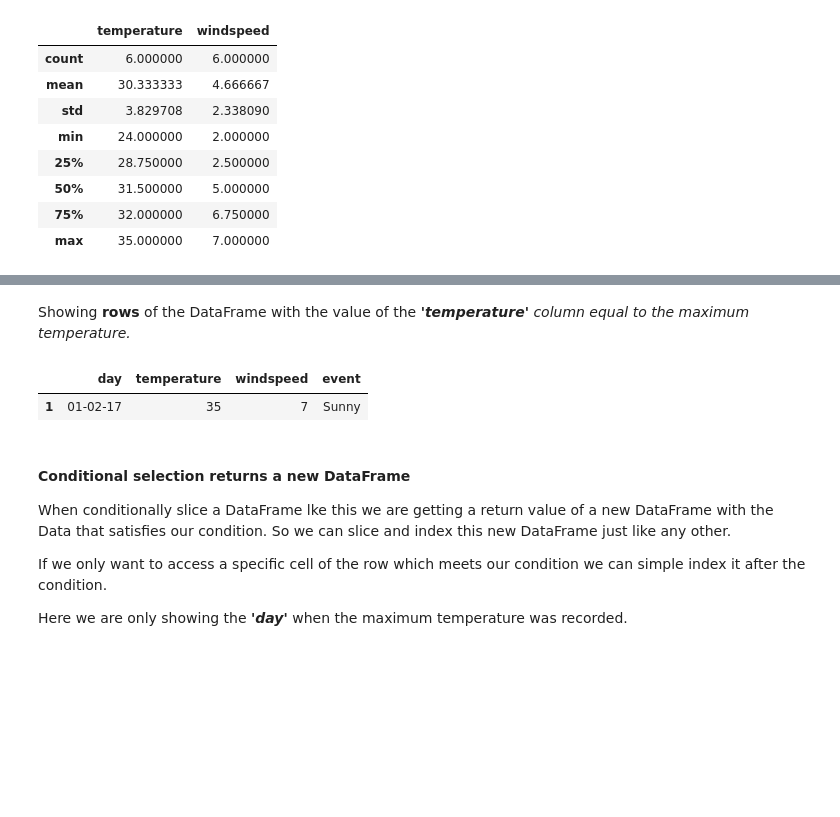
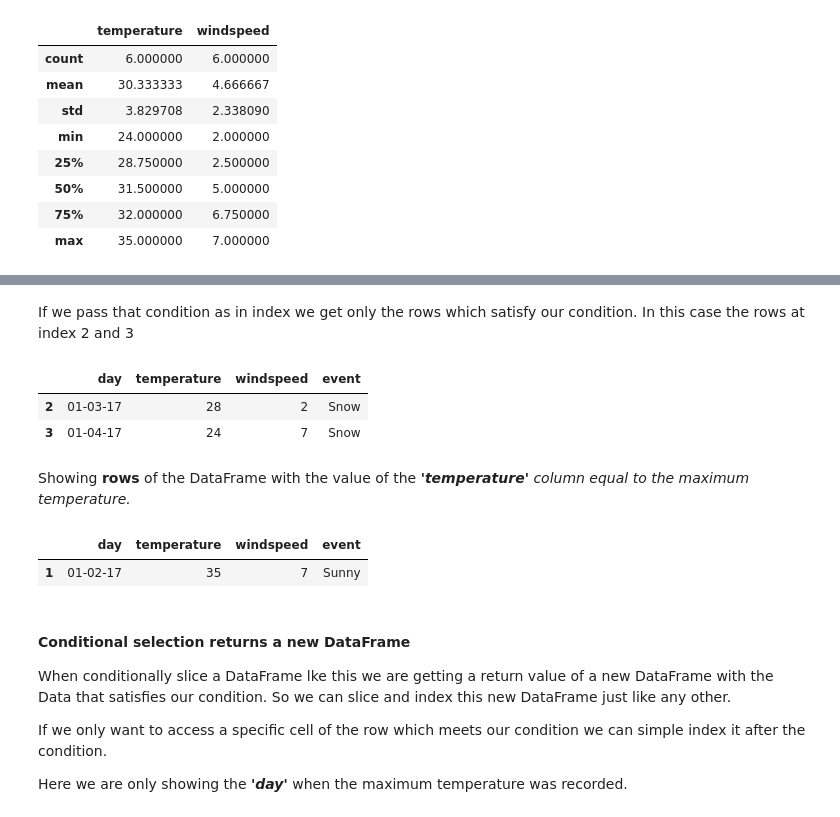
Before and after one commit to AmitBaroi/Codebasics---Pandas, a Jupyter notebook: 1_DataFrame basics.ipynb, the cells around one changed output, grey strips where cells are left out. Saved outputs shown, nothing was run; the diff lists cells and outputs as text; code cells hidden in the pictures; blank space fills up the shorter version.

```diff
--- a/1_DataFrame basics.ipynb
+++ b/1_DataFrame basics.ipynb
@@ -156,10 +161,20 @@ df[df.temperature >= 32]
+# %% [markdown]
+If we pass that condition as in index we get only the rows which satisfy our condition. In this case the rows at index 2 and 3
+# %%
+# Rows where value at 'temperature' column greater than 30
+df[df['temperature'] < 30]
+# %% [output]
+|  | day | temperature | windspeed | event |
+| 2 | 01-03-17 | 28 | 2 | Snow |
+| 3 | 01-04-17 | 24 | 7 | Snow |
 # %% [markdown]
 Showing __rows__ of the DataFrame with the value of the ___'temperature'___ _column equal to the maximum temperature._
-# %%
-df[df.temperature == df.temperature.max()]
-# %% [output]
-|  | day | temperature | windspeed | event |
-| 1 | 01-02-17 | 35 | 7 | Sunny |
+# %%
+# Row where the value of 'temperature' column is the maximum value
+df[df.temperature == df.temperature.max()]
+# %% [output]
+|  | day | temperature | windspeed | event |
+| 1 | 01-02-17 | 35 | 7 | Sunny |
 # %% [markdown]
 #### Conditional selection returns a new DataFrame
 When conditionally slice a DataFrame lke this we are getting a return value of a new DataFrame with the Data that satisfies our condition. So we can slice and index this new DataFrame just like any other.
```
Also changed, not shown: parts of 14 cells of this notebook, 6 other files.
